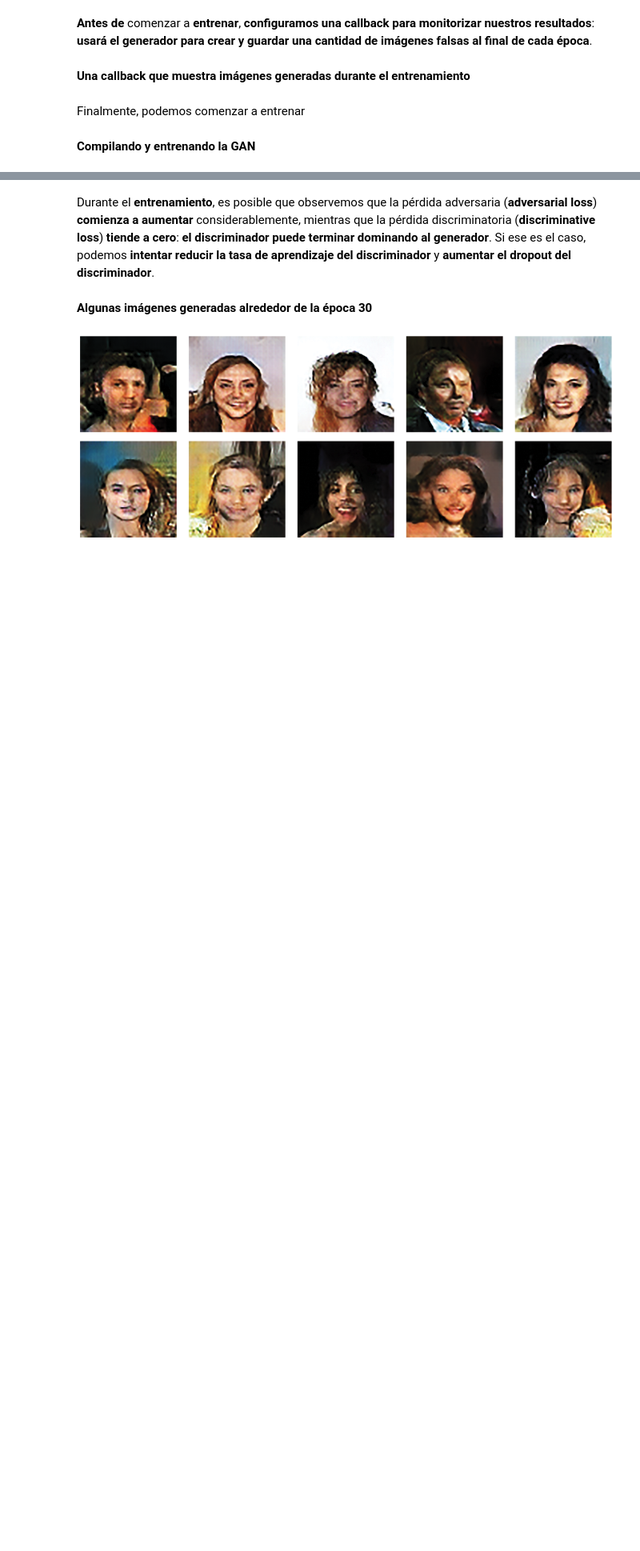
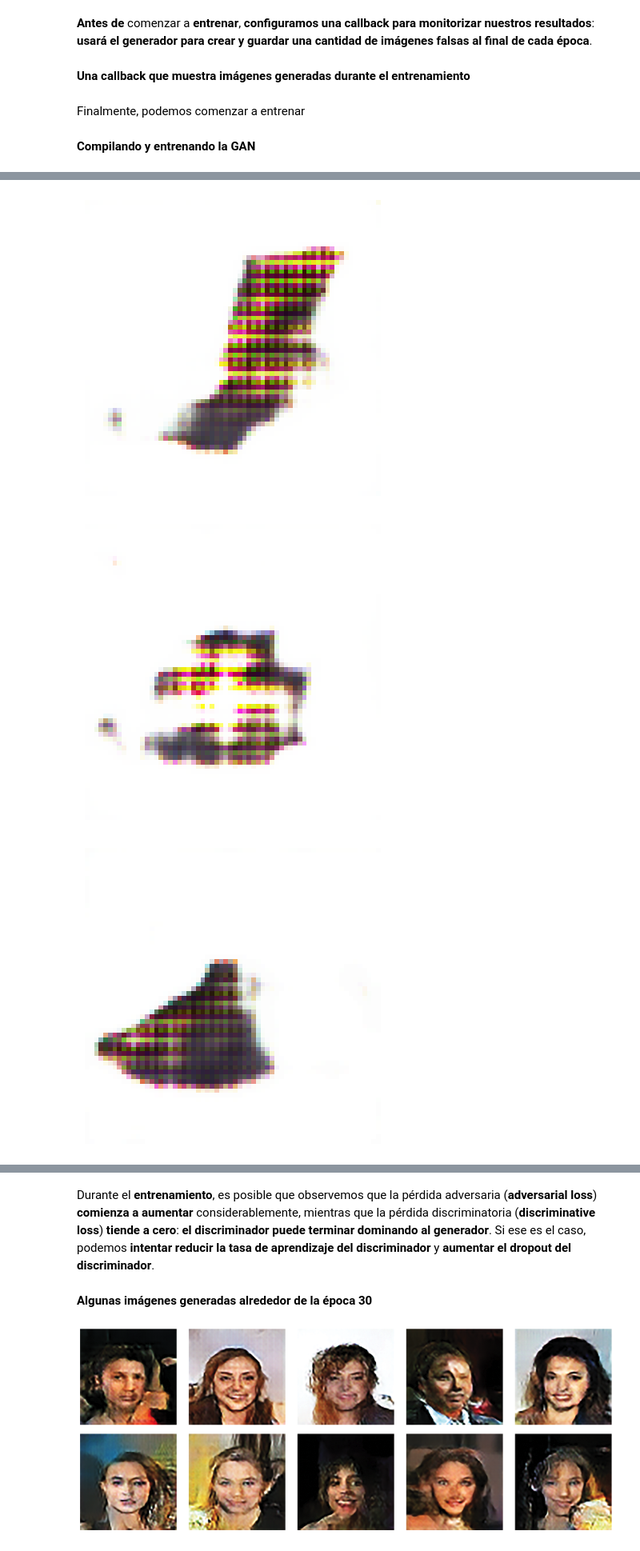
Before and after one commit to Ana-AlonsoCanizares/AA_GRUPO3, a Jupyter notebook: PRÁCTICA_3_EJERCICIO_2.ipynb, the cells around one changed output, grey strips where cells are left out. Shown at 80% size. Cells and saved outputs as stored; diff of their text form; code cells hidden in the pictures; blank space fills up the shorter version.

```diff
--- a/PRÁCTICA_3_EJERCICIO_2.ipynb
+++ b/PRÁCTICA_3_EJERCICIO_2.ipynb
@@ -370,0 +391,17 @@ KeyboardInterrupt:
+# %%
+random_latent_vectors = tf.random.normal(shape=(20, latent_dim))  # Genera 20 vectores latentes
+generated_images = gan.generator(random_latent_vectors)  # Genera las 20 imágenes
+generated_images *= 255
+generated_images = generated_images.numpy().astype("int32")
+
+# Mostrar o guardar las imágenes
+for i, img_array in enumerate(generated_images):
+    img = keras.utils.array_to_img(img_array)
+    img.save(f'final_generated_img_{i}.png')
+    plt.imshow(img)
+    plt.axis('off')
+    plt.show()
+# %% [output]
+[figure, added]
+[figure, added]
+[figure, added]
```
Also changed, not shown: parts of 7 cells of this notebook.
